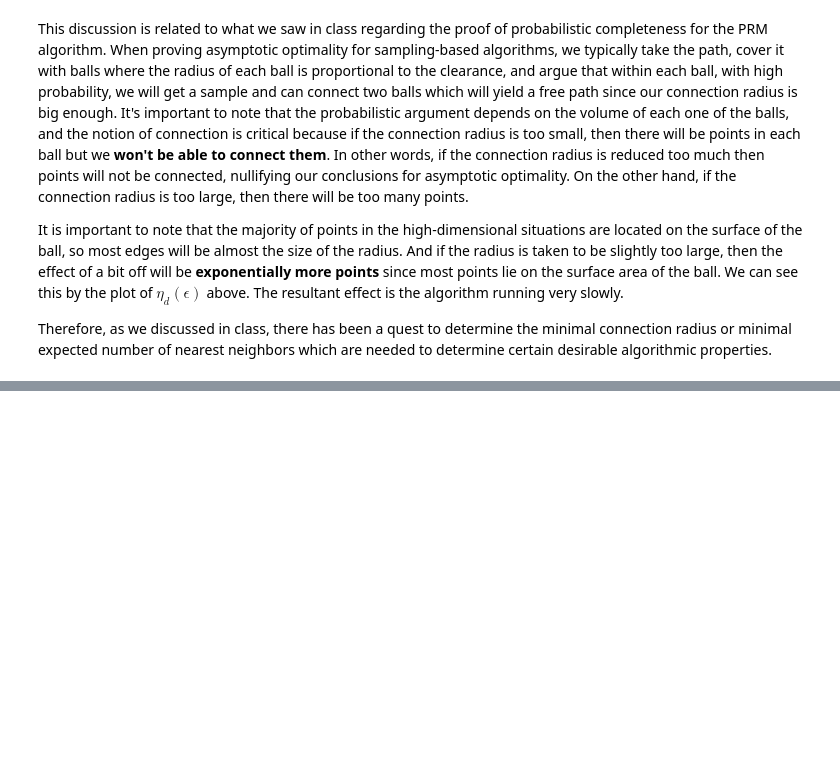
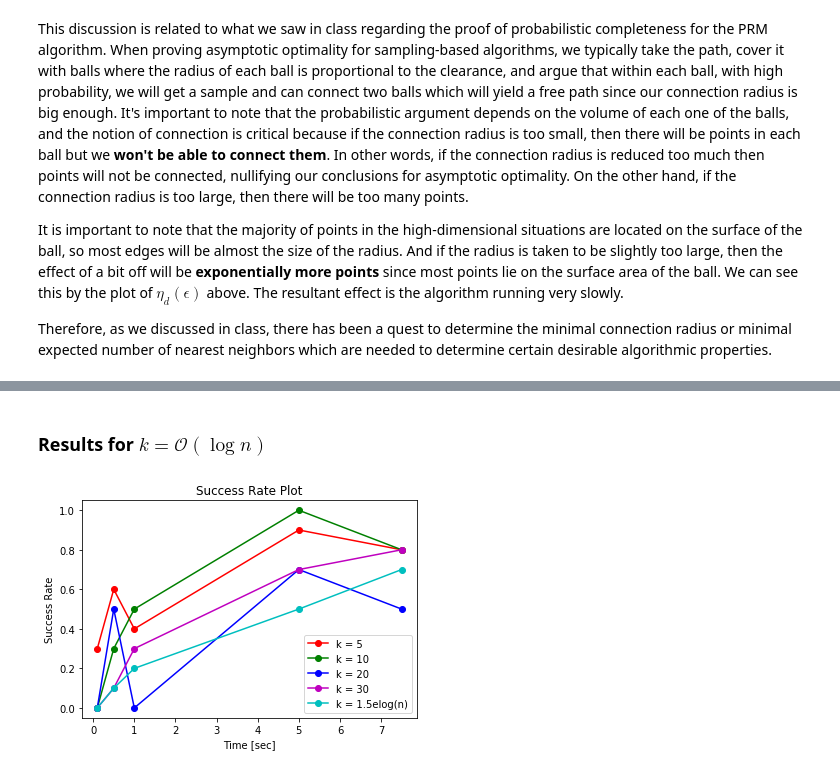
Before and after one commit to elishafer/robotic_motion_planning_course, a Jupyter notebook: HW2/hw2.ipynb, the cells around one changed output, grey strips where cells are left out. Cells and saved outputs as stored; diff of their text form; code cells hidden in the pictures; blank space fills up the shorter version.

```diff
--- a/HW2/hw2.ipynb
+++ b/HW2/hw2.ipynb
@@ -185,0 +106,2 @@ cost at time: {0.1: None, 0.5: None, 1.0: 235.83349393293716, 5.0: 234.817599687
+# %% [markdown]
+### Results for $k = \mathcal{O}(\log{n})$
@@ -185,0 +112,23 @@ cost at time: {0.1: None, 0.5: None, 1.0: 235.83349393293716, 5.0: 234.817599687
+# %%
+times = np.array([0.1, 0.5, 1.0, 5.0, 7.5])
+
+success_rates_5 = np.array([0.3, 0.6, 0.4, 0.9, 0.8])
+success_rates_10 = np.array([0.0, 0.3, 0.5, 1.0, 0.8])
+success_rates_20 = np.array([0.0, 0.5, 0.0, 0.7, 0.5])
+success_rates_30 = np.array([0.0, 0.1, 0.3, 0.7, 0.8])
+success_rates_log = np.array([0.0, 0.1, 0.2, 0.5, 0.7])
+
+plt.figure()
+plt.plot(times, success_rates_5, "ro-", label="k = 5")
+plt.plot(times, success_rates_10, "go-", label="k = 10")
+plt.plot(times, success_rates_20, "bo-", label="k = 20")
+plt.plot(times, success_rates_30, "mo-", label="k = 30")
+plt.plot(times, success_rates_log, "co-", label="k = 1.5elog(n)")
+plt.ylabel("Success Rate")
+plt.xlabel("Time [sec]")
+plt.title(r"Success Rate Plot")
+# plt.set_xticks(np.arange(0,30,5))
+plt.legend()
+plt.show()
+# %% [output]
+[figure, added]
```
Also changed, not shown: parts of 23 cells of this notebook, 5 other files.
